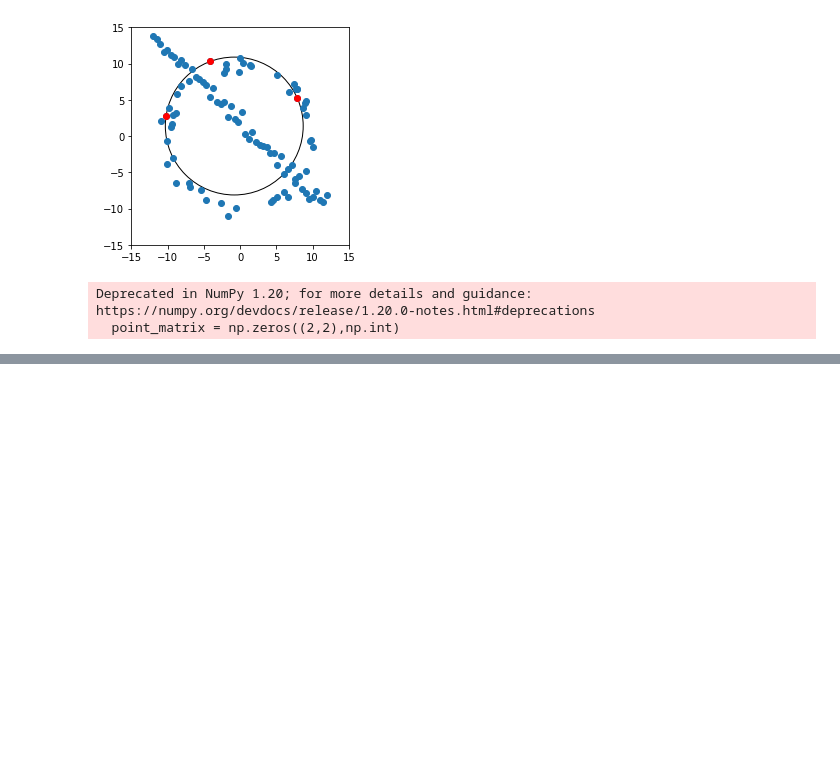
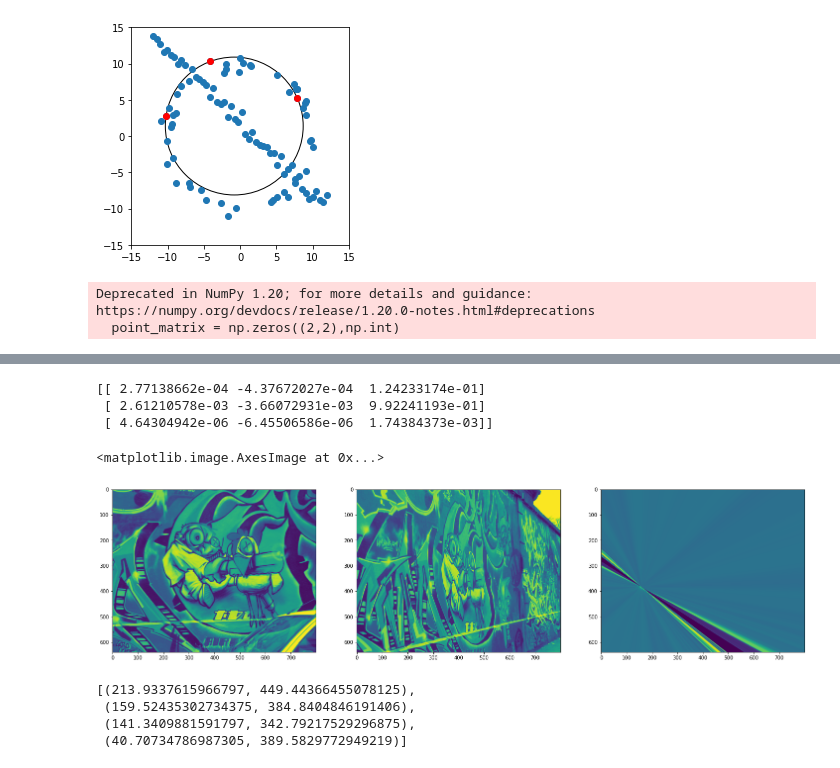
Before and after one commit to Thilanka1999/Computer-Vision-and-Image-Processing, a Jupyter notebook: assignment 2/190691B_a02.ipynb, the cells around one changed output, grey strips where cells are left out. Saved outputs shown, nothing was run; the diff lists cells and outputs as text; code cells hidden in the pictures; blank space fills up the shorter version.

```diff
--- a/assignment 2/190691B_a02.ipynb
+++ b/assignment 2/190691B_a02.ipynb
@@ -254,0 +299,20 @@ plt.show()
+# %%
+# pts1 = [[0,0], [40, 80], [51, 100], [20,50]]
+# pts2 = [[50,50], [70, 100], [10, 20], [55,100]]
+
+def homogr(src, dst):
+    z = np.array([0, 0, 0])
+    A = []
+    for i in range(4):
+        print([z, src[i], [1], -dst[i][1] * src[i][0], -dst[i][1] * src[i][1], -dst[i][1]])
+        v = np.concatenate( [z, src[i], [1], [-dst[i][1] * src[i][0], -dst[i][1] * src[i][1], -dst[i][1]]] )
+        A.append(v)
+        v = np.concatenate( [src[i], [1], z,  [-dst[i][0] * src[i][0], -dst[i][0] * src[i][1], -dst[i][0]]] )
+        A.append(v)
+    print(A)
+    A = np.array(A)
+    tra = A.T @ A
+    w, v = np.linalg.eig(tra)
+    print(v.reshape(3, 3))
+
+homogr(pts1, pts2)
@@ -254,0 +338,44 @@ plt.show()
+# %%
+def homogr(src, dst):
+    z = np.array([0, 0, 0])
+    A = []
+    for i in range(len(src)):
+        # print([z, src[i], [1], -dst[i][1] * src[i][0], -dst[i][1] * src[i][1], -dst[i][1]])
+        v = np.concatenate( [z, src[i], [1], [-dst[i][1] * src[i][0], -dst[i][1] * src[i][1], -dst[i][1]]] )
+        A.append(v)
+        vv = np.concatenate( [src[i], [1], z,  [-dst[i][0] * src[i][0], -dst[i][0] * src[i][1], -dst[i][0]]] )
+        A.append(vv)
+    # print(A)
+    A = np.array(A)
+    tra = A.T @ A
+
+    # print(tra)
+    w, v = np.linalg.eig(tra)
+    ev_cor_to_smal = v[:, np.argmin(w)]
+    print(ev_cor_to_smal.reshape(3, 3))
+    return ev_cor_to_smal.reshape(3, 3)
+    # print(tra.shape)
+
+H = homogr(pts1, pts2)
+
+im1to4 = cv.warpPerspective(im2, np.linalg.inv(H), (np.shape(im2)[1], np.shape(im2)[0]))
+
+
+fig, ax = plt.subplots(1,3, figsize=(25, 25))
+
+ax[0].imshow(im1)
+ax[1].imshow(im2)
+ax[2].imshow(im1to4)
+# %% [output]
+[[ 2.77138662e-04 -4.37672027e-04  1.24233174e-01]
+ [ 2.61210578e-03 -3.66072931e-03  9.92241193e-01]
+ [ 4.64304942e-06 -6.45506586e-06  1.74384373e-03]]
+<matplotlib.image.AxesImage at 0x...>
+[figure, added]
+# %%
+pts1
+# %% [output]
+[(213.9337615966797, 449.44366455078125),
+ (159.52435302734375, 384.8404846191406),
+ (141.3409881591797, 342.79217529296875),
+ (40.70734786987305, 389.5829772949219)]
```
Also changed, not shown: parts of 5 cells of this notebook.
